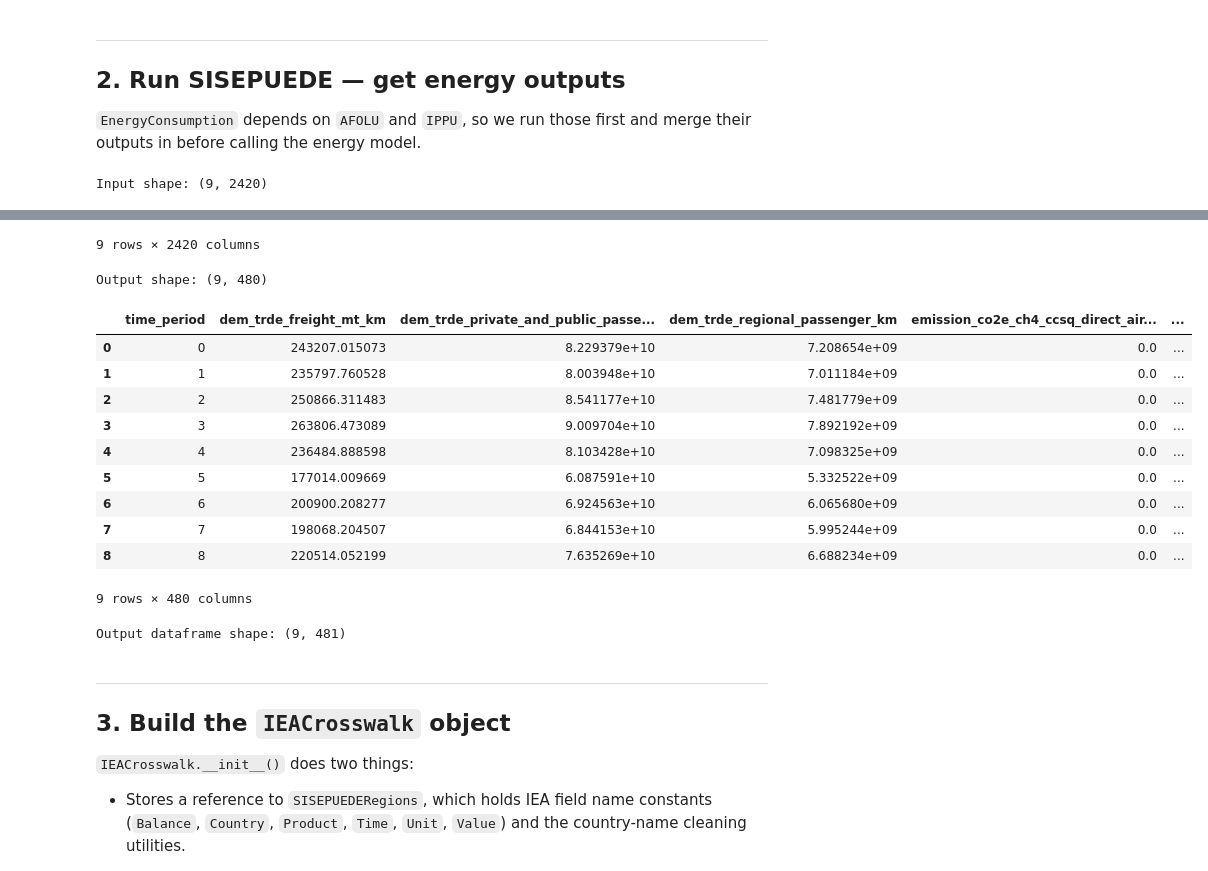
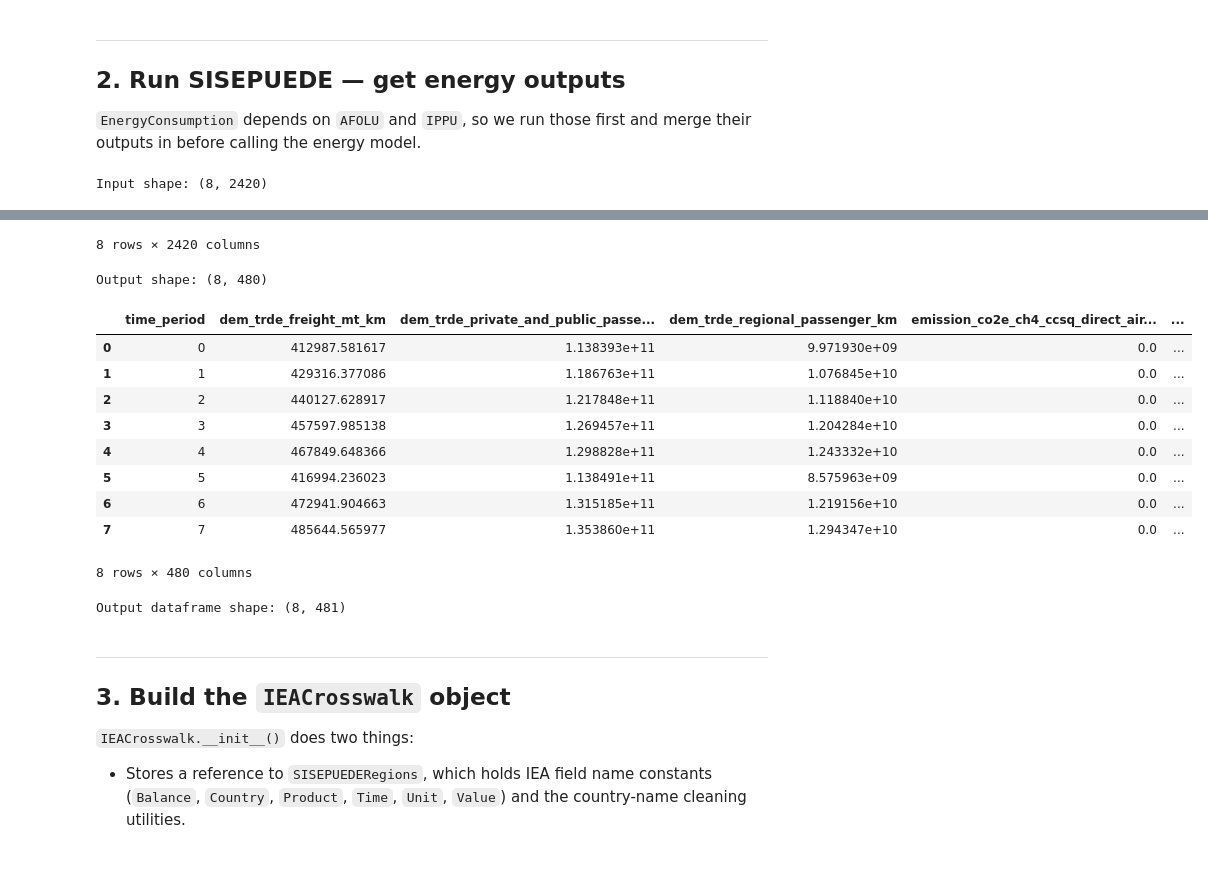
Before and after one commit to dpmendez/sisepuede, a Jupyter notebook: sisepuede/calibration/iea_energy_crosswalk_comparison.ipynb, the cells around one changed output, grey strips where cells are left out. Drawn from its saved outputs; the diff is of its cells as text; code cells hidden in the pictures.

```diff
--- a/sisepuede/calibration/iea_energy_crosswalk_comparison.ipynb
+++ b/sisepuede/calibration/iea_energy_crosswalk_comparison.ipynb
@@ -38,11 +38,13 @@ from sisepuede.calibration.iea_crosswalk        import IEACrosswalk
 from sisepuede.calibration.iea_data_loader      import IEADataLoader
 
 # ── Paths — change these ─────────────────────────────────────────────────────
-PATH_SISEPUEDE_INPUT = "/Users/dianamendez/Documents/sisepuede/sisepuede_raw_inputs_latest_LBY_modified_march_2026.csv"
 PATH_IEA_DATA_DIR    = "/Users/dianamendez/data_collection_temporary"  # root of IEA CSV repo
-ISO_COUNTRY          = "LBY"
+# PATH_SISEPUEDE_INPUT = "/Users/dianamendez/Documents/sisepuede/sisepuede_raw_inputs_latest_LBY_modified_march_2026.csv"
+# ISO_COUNTRY          = "LBY"
+PATH_SISEPUEDE_INPUT = "/Users/dianamendez/Documents/sisepuede/input_data_peru_base.csv"
+ISO_COUNTRY          = "PER"
 START_YEAR           = 2015 # year from where to start comparison
-TRUE_DATA_LIMIT_YEAR = 2023 # last year of true data. the rest are projections
+TRUE_DATA_LIMIT_YEAR = 2022 # last year of true data. the rest are projections
 PATH_CROSSWALK_FILE  = "/Users/dianamendez/sisepuede/sisepuede/ref/data_crosswalks/sisepuede_iea_energy_crosswalk.csv"
 # ─────────────────────────────────────────────────────────────────────────────
 # Run this notebook with the sisepuede-env kernel:
@@ -65,6 +67,9 @@ model_ippu      = IPPU             (model_attributes)
 model_energycon = EnergyConsumption(model_attributes)
 
 df_input = pd.read_csv(PATH_SISEPUEDE_INPUT)
+df_input['year'] = range(2015,2015+len(df_input))
+col = df_input.pop('year')
+df_input.insert(0, 'year', col)
 
 # Only use truth available data for comparison
 true_data_condition = df_input["year"] <= TRUE_DATA_LIMIT_YEAR
@@ -82,7 +87,7 @@ df_out_energycon = model_energycon(df_input_energy)
 print(f"Output shape: {df_out_energycon.shape}")
 display(df_out_energycon)
 # %% [output]
-Input shape: (9, 2420)
+Input shape: (8, 2420)
 |  | year | ef_ippu_tonne_nf3_per_tonne_produ... | ef_ippu_tonne_nf3_per_tonne_produ... | ef_ippu_tonne_sf6_per_mmm_gdp_oth... | ef_ippu_tonne_sf6_per_tonne_produ... | ... |
 | 0 | 2015 | 0.0 | 0.0 | 0.0 | 0.0 | ... |
 | 1 | 2016 | 0.0 | 0.0 | 0.0 | 0.0 | ... |
@@ -96,16 +100,15 @@ Input shape: (9, 2420)
-9 rows × 2420 columns
+8 rows × 2420 columns
-Output shape: (9, 480)
+Output shape: (8, 480)
 |  | time_period | dem_trde_freight_mt_km | dem_trde_private_and_public_passe... | dem_trde_regional_passenger_km | emission_co2e_ch4_ccsq_direct_air... | ... |
-| 0 | 0 | 243207.015073 | 8.229379e+10 | 7.208654e+09 | 0.0 | ... |
-| 1 | 1 | 235797.760528 | 8.003948e+10 | 7.011184e+09 | 0.0 | ... |
-| 2 | 2 | 250866.311483 | 8.541177e+10 | 7.481779e+09 | 0.0 | ... |
-| 3 | 3 | 263806.473089 | 9.009704e+10 | 7.892192e+09 | 0.0 | ... |
-| 4 | 4 | 236484.888598 | 8.103428e+10 | 7.098325e+09 | 0.0 | ... |
-| 5 | 5 | 177014.009669 | 6.087591e+10 | 5.332522e+09 | 0.0 | ... |
-| 6 | 6 | 200900.208277 | 6.924563e+10 | 6.065680e+09 | 0.0 | ... |
-| 7 | 7 | 198068.204507 | 6.844153e+10 | 5.995244e+09 | 0.0 | ... |
-| 8 | 8 | 220514.052199 | 7.635269e+10 | 6.688234e+09 | 0.0 | ... |
+| 0 | 0 | 412987.581617 | 1.138393e+11 | 9.971930e+09 | 0.0 | ... |
+| 1 | 1 | 429316.377086 | 1.186763e+11 | 1.076845e+10 | 0.0 | ... |
+| 2 | 2 | 440127.628917 | 1.217848e+11 | 1.118840e+10 | 0.0 | ... |
+| 3 | 3 | 457597.985138 | 1.269457e+11 | 1.204284e+10 | 0.0 | ... |
+| 4 | 4 | 467849.648366 | 1.298828e+11 | 1.243332e+10 | 0.0 | ... |
+| 5 | 5 | 416994.236023 | 1.138491e+11 | 8.575963e+09 | 0.0 | ... |
+| 6 | 6 | 472941.904663 | 1.315185e+11 | 1.219156e+10 | 0.0 | ... |
+| 7 | 7 | 485644.565977 | 1.353860e+11 | 1.294347e+10 | 0.0 | ... |
-9 rows × 480 columns
+8 rows × 480 columns
 # %%
 # SISEPUEDE outputs use integer time_period (0, 1, 2 ...) but IEA uses
 # calendar years.  We build a time_period -> year map from the input file
@@ -123,7 +126,7 @@ df_out_energycon[["time_period", "year"]].head()
 
 print(f"Output dataframe shape: {df_out_energycon.shape}")
 # %% [output]
-Output dataframe shape: (9, 481)
+Output dataframe shape: (8, 481)
 # %% [markdown]
 ---
 ## 3. Build the `IEACrosswalk` object
```
Also changed, not shown: parts of 14 cells of this notebook, 3 other files.
